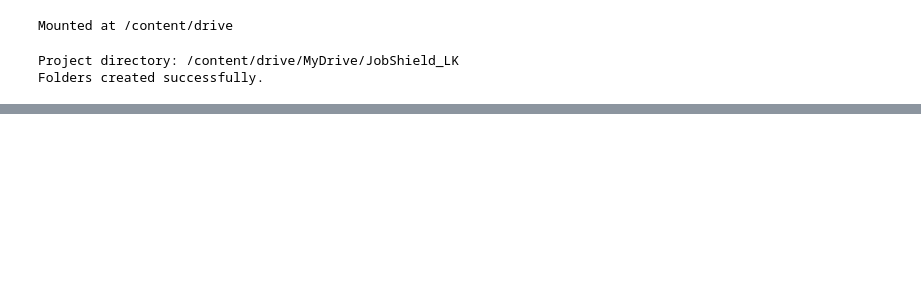
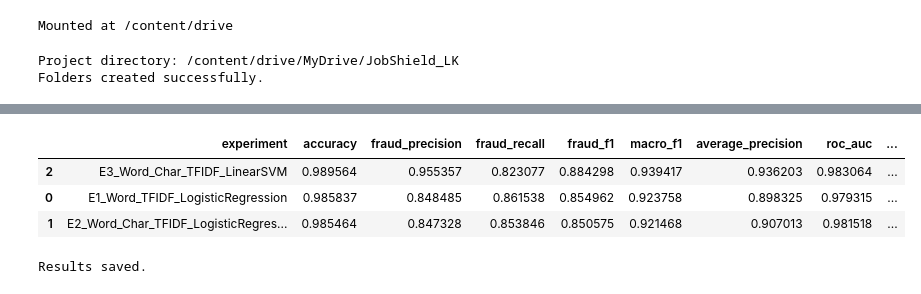
Before and after one commit to Sankha-Kuruppu/TensorForge-Finals, a Jupyter notebook: notebooks/experiment01.ipynb, the cells around one changed output, grey strips where cells are left out. Drawn from its saved outputs; the diff is of its cells as text; code cells hidden in the pictures; blank space fills up the shorter version.

```diff
--- a/notebooks/experiment01.ipynb
+++ b/notebooks/experiment01.ipynb
@@ -82,0 +557,36 @@ Columns:
+# %%
+results_df = pd.DataFrame(experiment_results)
+
+display(
+    results_df[
+        [
+            "experiment",
+            "accuracy",
+            "fraud_precision",
+            "fraud_recall",
+            "fraud_f1",
+            "macro_f1",
+            "average_precision",
+            "roc_auc",
+            "training_seconds",
+            "prediction_seconds"
+        ]
+    ].sort_values(
+        by="fraud_f1",
+        ascending=False
+    )
+)
+# %% [output]
+|  | experiment | accuracy | fraud_precision | fraud_recall | fraud_f1 | macro_f1 | average_precision | roc_auc | ... |
+| 2 | E3_Word_Char_TFIDF_LinearSVM | 0.989564 | 0.955357 | 0.823077 | 0.884298 | 0.939417 | 0.936203 | 0.983064 | ... |
+| 0 | E1_Word_TFIDF_LogisticRegression | 0.985837 | 0.848485 | 0.861538 | 0.854962 | 0.923758 | 0.898325 | 0.979315 | ... |
+| 1 | E2_Word_Char_TFIDF_LogisticRegres... | 0.985464 | 0.847328 | 0.853846 | 0.850575 | 0.921468 | 0.907013 | 0.981518 | ... |
+# %%
+results_df.to_csv(
+    RESULTS_DIR / "experiment_results.csv",
+    index=False
+)
+
+print("Results saved.")
+# %% [output]
+Results saved.
```
Also changed, not shown: parts of 12 cells of this notebook.
